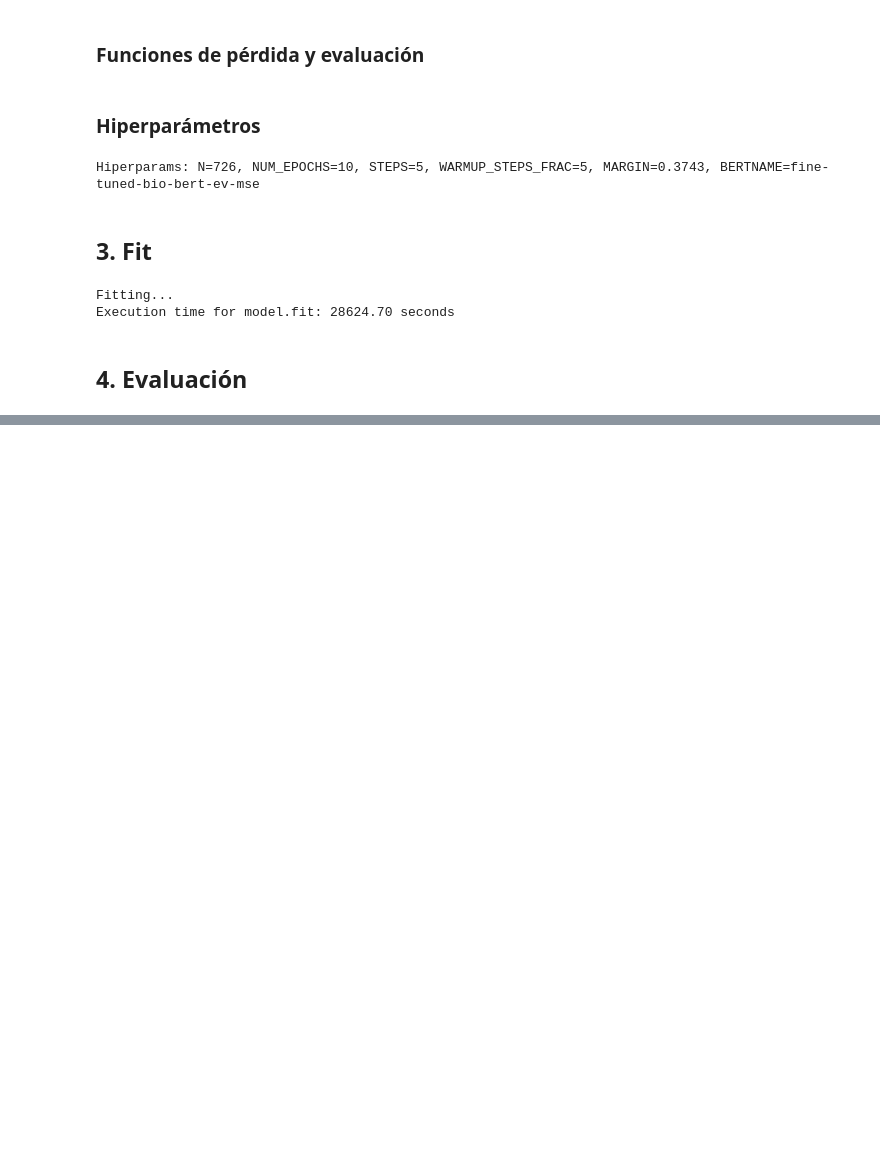
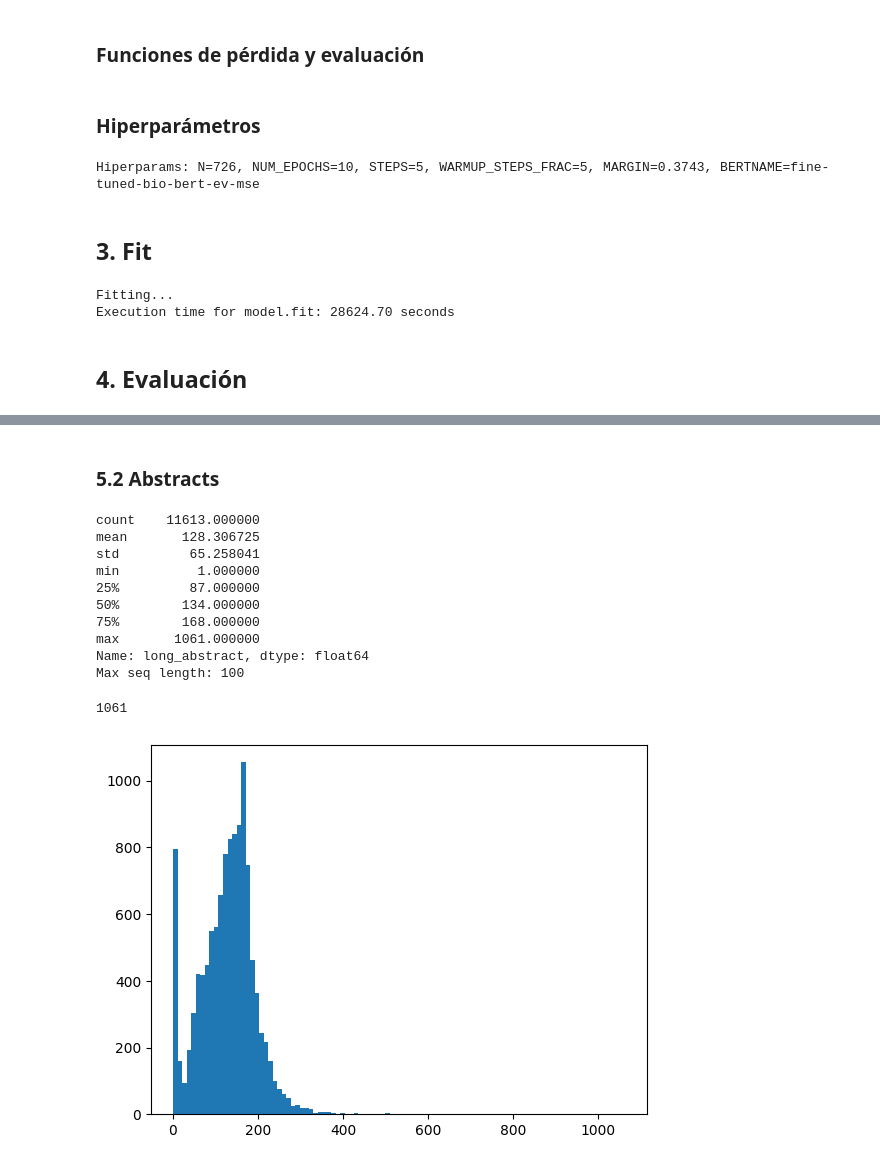
Before and after one commit to DgoMndez/DL-patogen-colab-DIIC, a Jupyter notebook: src/fine-tuning/evaluation/results-lprogress.ipynb, the cells around one changed output, grey strips where cells are left out. Drawn from its saved outputs; the diff is of its cells as text; code cells hidden in the pictures; blank space fills up the shorter version.

```diff
--- a/src/fine-tuning/evaluation/results-lprogress.ipynb
+++ b/src/fine-tuning/evaluation/results-lprogress.ipynb
@@ -224,0 +312,24 @@ plot_eval(path_eval, num_batches, save=False)
+# %% [markdown]
+### 5.2 Abstracts
+# %%
+dTrain['long_abstract']=dTrain['clean_abstract'].apply(lambda x: len(x.split()))
+plt.hist(dTrain['long_abstract'], bins=100)
+print(dTrain['long_abstract'].describe())
+print(f'Max seq length: {fmodel.get_max_seq_length()}')
+
+# Should have set it before training
+fmodel.max_seq_length = max(dTrain['long_abstract'])
+fmodel.get_max_seq_length()
+# %% [output]
+count    11613.000000
+mean       128.306725
+std         65.258041
+min          1.000000
+25%         87.000000
+50%        134.000000
+75%        168.000000
+max       1061.000000
+Name: long_abstract, dtype: float64
+Max seq length: 100
+1061
+[figure, added]
```
Also changed, not shown: parts of 8 cells of this notebook, 1 other file.
